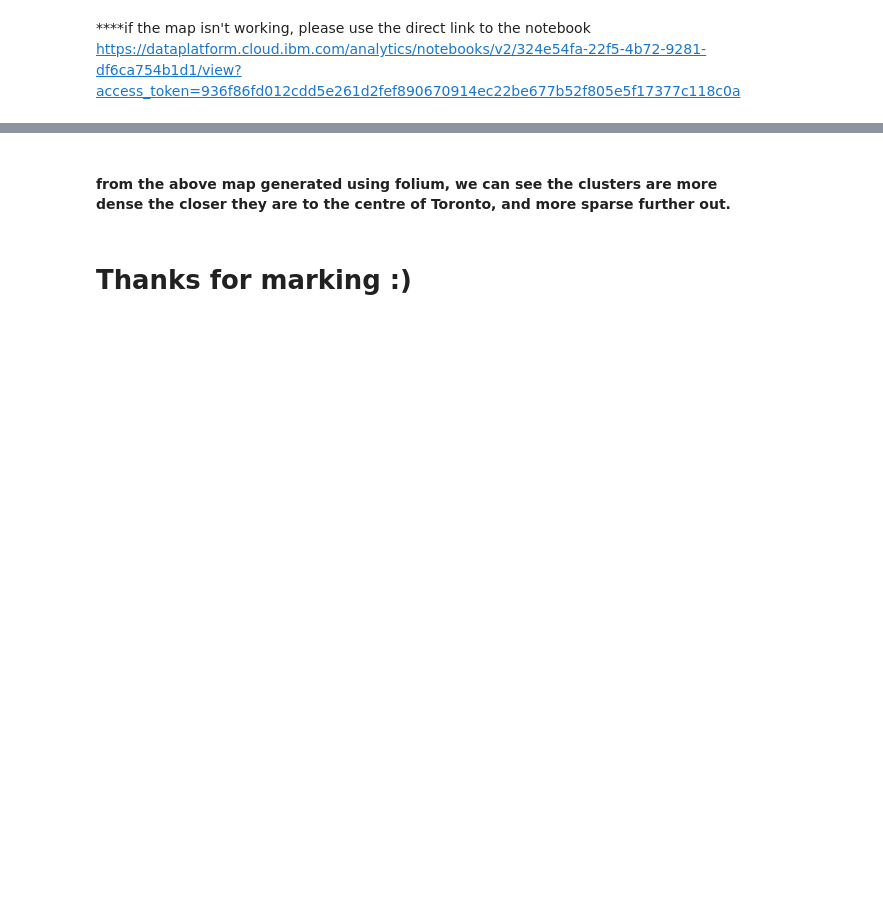
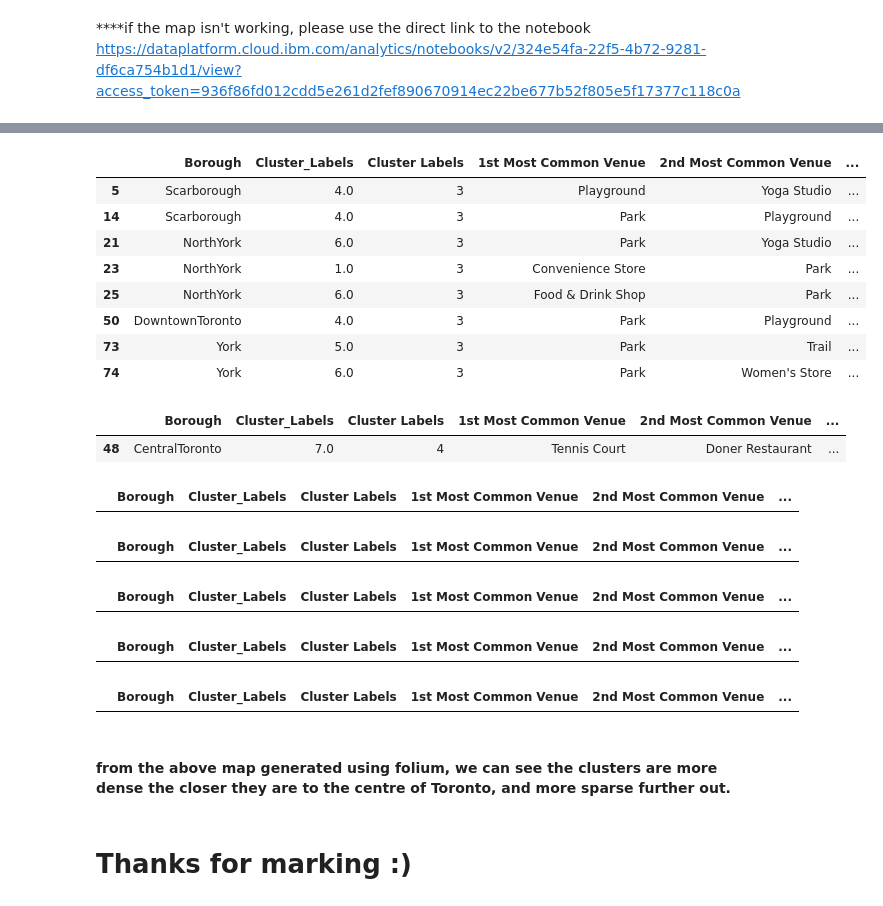
Before and after one commit to amax24/Coursera_Capstone, a Jupyter notebook: Final Segmenting and Clustering Neighborhoods in Toronto Trusted.ipynb, the cells around one changed output, grey strips where cells are left out. Drawn from its saved outputs; the diff is of its cells as text; code cells hidden in the pictures; blank space fills up the shorter version.

```diff
--- a/Final Segmenting and Clustering Neighborhoods in Toronto Trusted.ipynb
+++ b/Final Segmenting and Clustering Neighborhoods in Toronto Trusted.ipynb
@@ -625,3 +670,40 @@ map_clusters
+# %%
+toronto_merged.loc[toronto_merged['Cluster Labels'] == 3, toronto_merged.columns[[1] + list(range(5, toronto_merged.shape[1]))]]
+# %% [output]
+|  | Borough | Cluster_Labels | Cluster Labels | 1st Most Common Venue | 2nd Most Common Venue | ... |
+| 5 | Scarborough | 4.0 | 3 | Playground | Yoga Studio | ... |
+| 14 | Scarborough | 4.0 | 3 | Park | Playground | ... |
+| 21 | NorthYork | 6.0 | 3 | Park | Yoga Studio | ... |
+| 23 | NorthYork | 1.0 | 3 | Convenience Store | Park | ... |
+| 25 | NorthYork | 6.0 | 3 | Food & Drink Shop | Park | ... |
+| 50 | DowntownToronto | 4.0 | 3 | Park | Playground | ... |
+| 73 | York | 5.0 | 3 | Park | Trail | ... |
+| 74 | York | 6.0 | 3 | Park | Women's Store | ... |
+# %%
+toronto_merged.loc[toronto_merged['Cluster Labels'] == 4, toronto_merged.columns[[1] + list(range(5, toronto_merged.shape[1]))]]
+# %% [output]
+|  | Borough | Cluster_Labels | Cluster Labels | 1st Most Common Venue | 2nd Most Common Venue | ... |
+| 48 | CentralToronto | 7.0 | 4 | Tennis Court | Doner Restaurant | ... |
+# %%
+toronto_merged.loc[toronto_merged['Cluster Labels'] == 5, toronto_merged.columns[[1] + list(range(5, toronto_merged.shape[1]))]]
+# %% [output]
+|  | Borough | Cluster_Labels | Cluster Labels | 1st Most Common Venue | 2nd Most Common Venue | ... |
+# %%
+toronto_merged.loc[toronto_merged['Cluster Labels'] == 6, toronto_merged.columns[[1] + list(range(5, toronto_merged.shape[1]))]]
+# %% [output]
+|  | Borough | Cluster_Labels | Cluster Labels | 1st Most Common Venue | 2nd Most Common Venue | ... |
+# %%
+toronto_merged.loc[toronto_merged['Cluster Labels'] == 7, toronto_merged.columns[[1] + list(range(5, toronto_merged.shape[1]))]]
+# %% [output]
+|  | Borough | Cluster_Labels | Cluster Labels | 1st Most Common Venue | 2nd Most Common Venue | ... |
+# %%
+toronto_merged.loc[toronto_merged['Cluster Labels'] == 8, toronto_merged.columns[[1] + list(range(5, toronto_merged.shape[1]))]]
+# %% [output]
+|  | Borough | Cluster_Labels | Cluster Labels | 1st Most Common Venue | 2nd Most Common Venue | ... |
+# %%
+toronto_merged.loc[toronto_merged['Cluster Labels'] == 9, toronto_merged.columns[[1] + list(range(5, toronto_merged.shape[1]))]]
+# %% [output]
+|  | Borough | Cluster_Labels | Cluster Labels | 1st Most Common Venue | 2nd Most Common Venue | ... |
 # %% [markdown]
 <h4> from the above map generated using folium, we can see the clusters are more dense the closer they are to the centre of Toronto, and more sparse further out. </h4>
 # %% [markdown]
```
Also changed, not shown: parts of 3 cells of this notebook.
